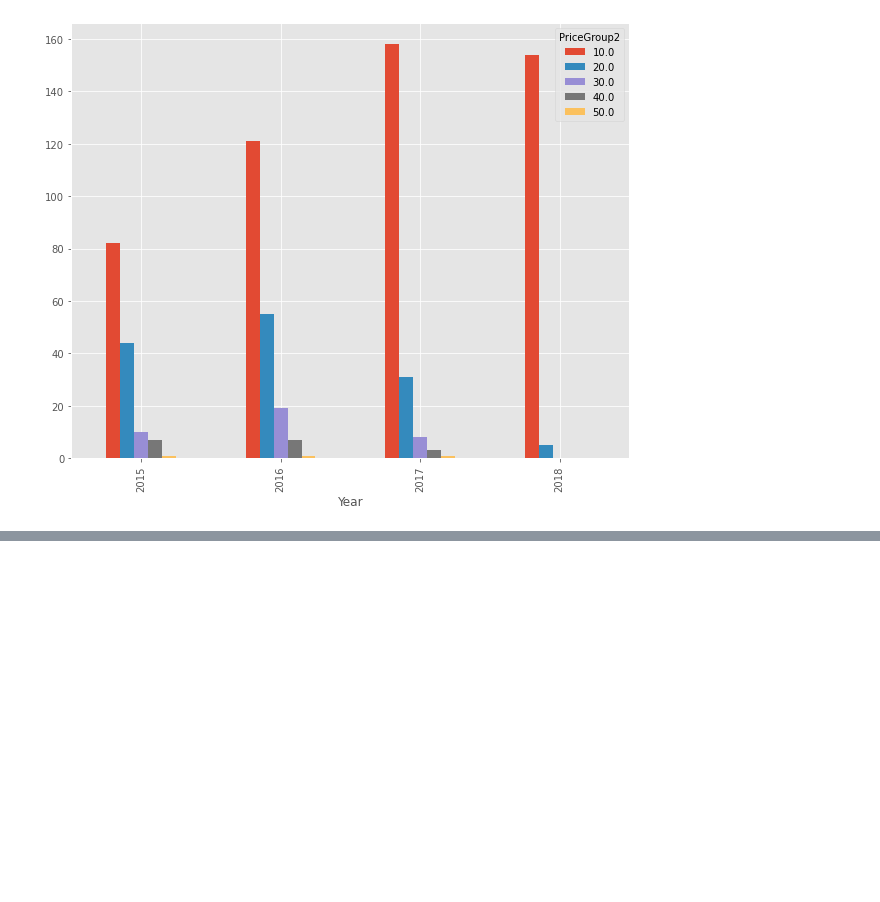
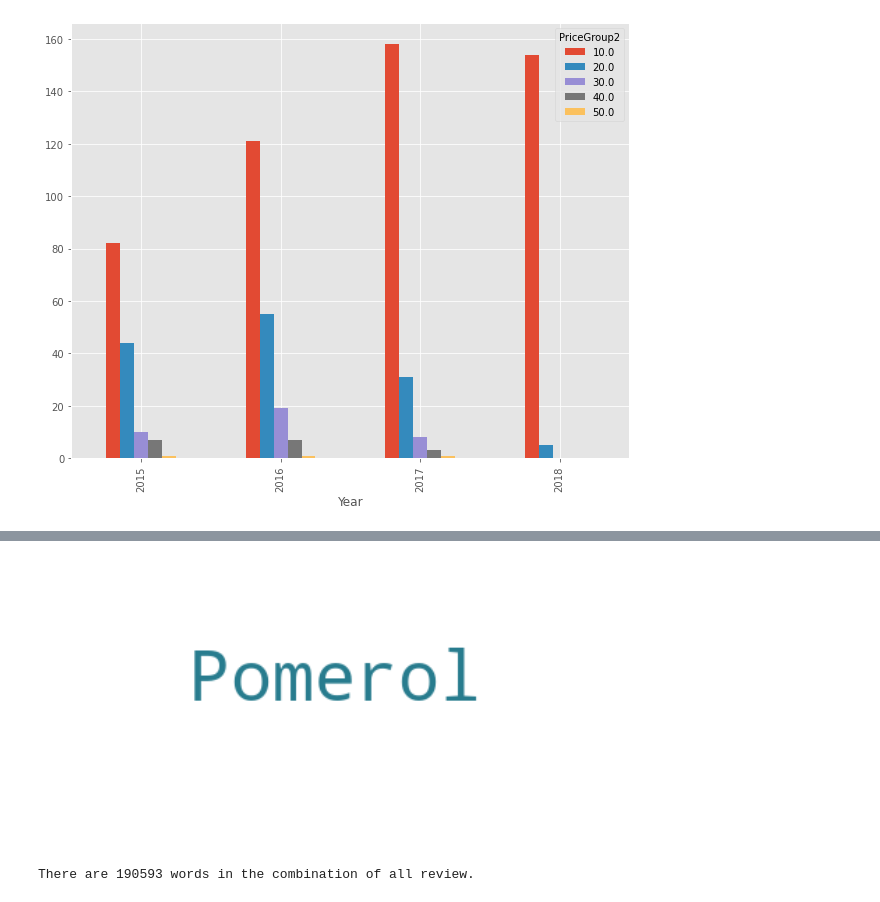
Before and after one commit to Tekkuza/red-wine-review, a Jupyter notebook: solution_wip.ipynb, the cells around one changed output, grey strips where cells are left out. Cells and saved outputs as stored; diff of their text form; code cells hidden in the pictures; blank space fills up the shorter version.

```diff
--- a/solution_wip.ipynb
+++ b/solution_wip.ipynb
@@ -397,0 +507,19 @@ plt.show()
+# %%
+#https://www.geeksforgeeks.org/generating-word-cloud-python/
+
+text = df.WineName[0]
+
+#wordcloud = WordCloud().generate(text)
+wordcloud = WordCloud(max_font_size=50, max_words=100, background_color="white").generate(text)
+
+# Display the generated image:
+plt.imshow(wordcloud, interpolation='bilinear')
+plt.axis("off")
+plt.show()
+# %% [output]
+[figure, added]
+# %%
+text = " ".join(review for review in df.WineName)
+print ("There are {} words in the combination of all review.".format(len(text)))
+# %% [output]
+There are 190593 words in the combination of all review.
```
Also changed, not shown: parts of 15 cells of this notebook.
